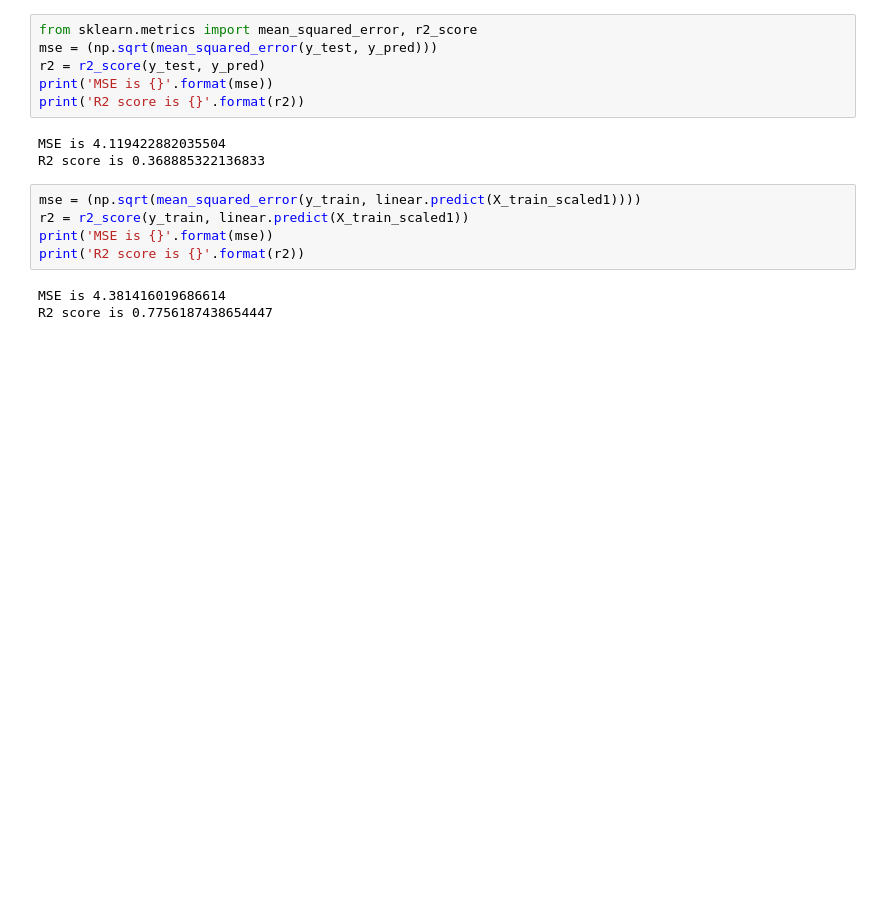
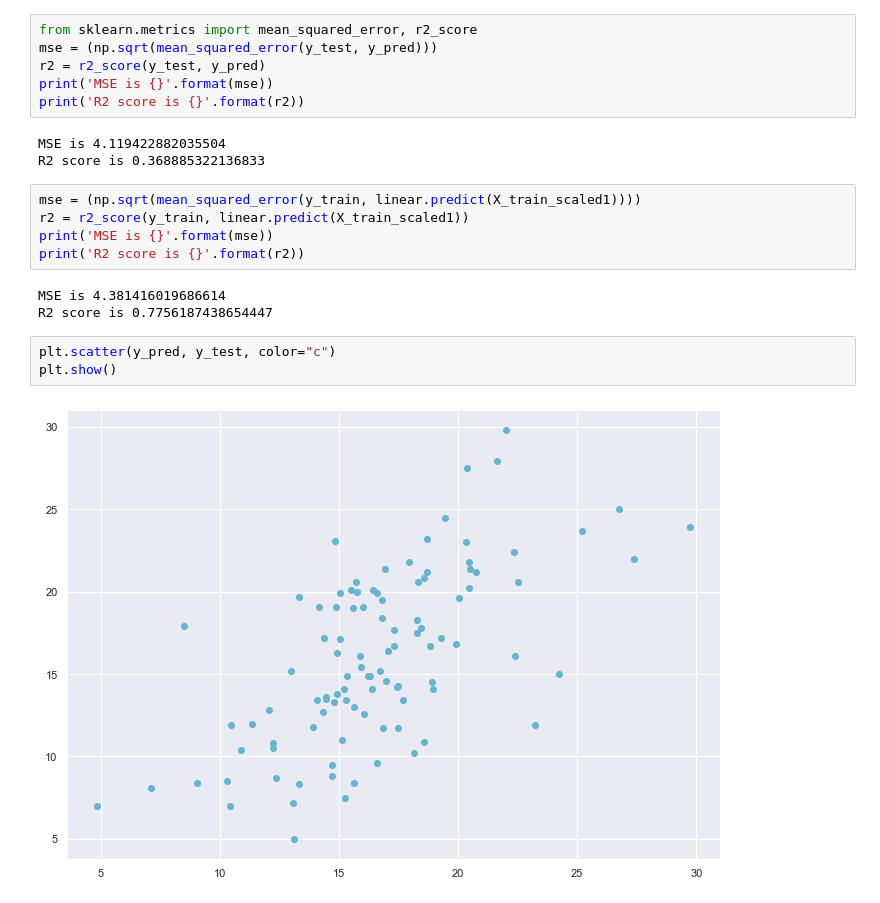
Before and after one commit to LoriWLY/prod, a Jupyter notebook: Linear regression.ipynb, the cells around one changed output. Saved outputs shown, nothing was run; the diff lists cells and outputs as text; blank space fills up the shorter version.

```diff
--- a/Linear regression.ipynb
+++ b/Linear regression.ipynb
@@ -367,3 +367,8 @@ print('R2 score is {}'.format(r2))
 # %% [output]
 MSE is 4.381416019686614
 R2 score is 0.7756187438654447
+# %%
+plt.scatter(y_pred, y_test, color="c")
+plt.show()
+# %% [output]
+[figure, added]
```
